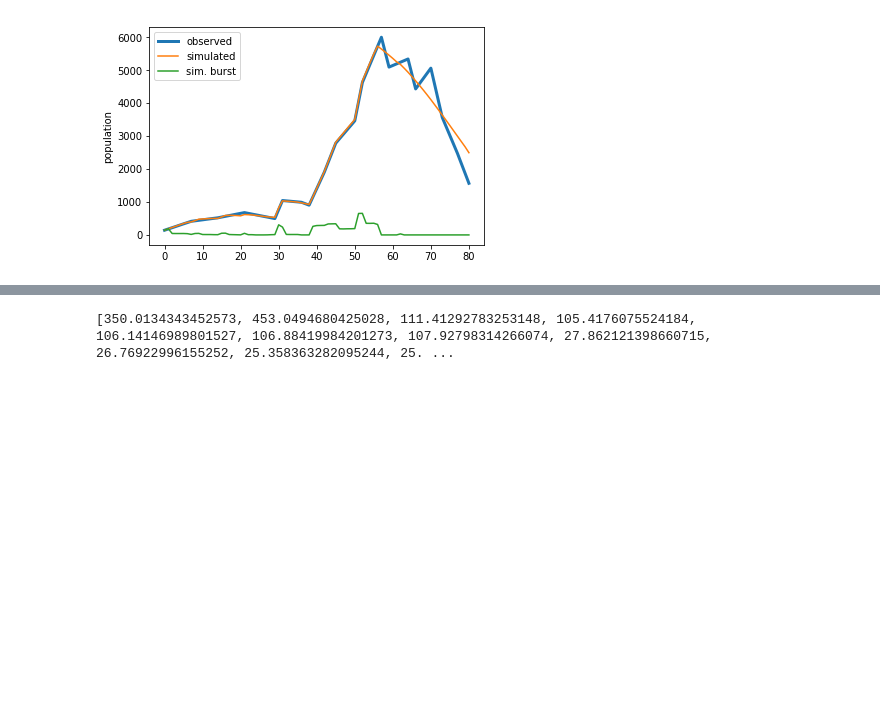
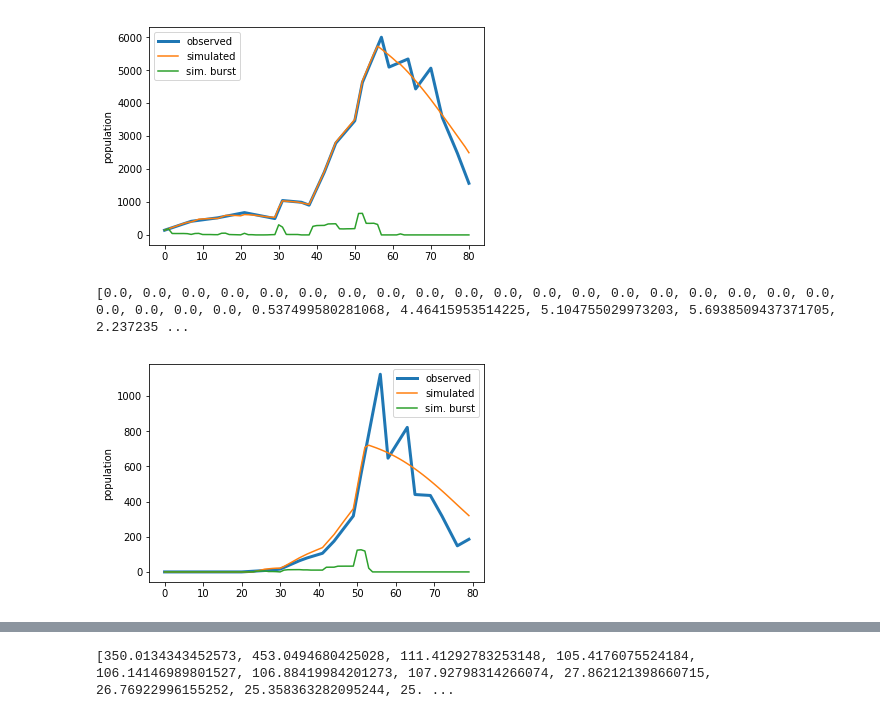
Before and after one commit to bastienreyne/cecidomyie, a Jupyter notebook: drafts/Inflorescence Population Modelling.ipynb, the cells around one changed output, grey strips where cells are left out. Saved outputs shown, nothing was run; the diff lists cells and outputs as text; code cells hidden in the pictures; blank space fills up the shorter version.

```diff
--- a/drafts/Inflorescence Population Modelling.ipynb
+++ b/drafts/Inflorescence Population Modelling.ipynb
@@ -121,3 +121,13 @@ burst_EH = np.array(pd.read_csv("burst.csv").burstEH)
 inflosER = np.array(pd.read_csv("r1.csv").inflos_vivantes)
 inflosPS = np.array(pd.read_csv("b1.csv").inflos_vivantes)
 inflosEH = np.array(pd.read_csv("h1.csv").inflos_vivantes)
+inflos2er = np.array(pd.read_csv("inflos_bloc2.csv").er)
+inflos2ps = np.array(pd.read_csv("inflos_bloc2.csv").ps)
+inflos2eh = np.array(pd.read_csv("inflos_bloc2.csv").eh)
+# %%
+v = inflos2er
+opt_args_er = find_parameters()
+plot_estimate(opt_args_er)
+# %% [output]
+[0.0, 0.0, 0.0, 0.0, 0.0, 0.0, 0.0, 0.0, 0.0, 0.0, 0.0, 0.0, 0.0, 0.0, 0.0, 0.0, 0.0, 0.0, 0.0, 0.0, 0.0, 0.0, 0.0, 0.537499580281068, 4.46415953514225, 5.104755029973203, 5.6938509437371705, 2.237235 ...
+[figure, added]
```
Also changed, not shown: parts of 2 cells of this notebook, 28 other files.
